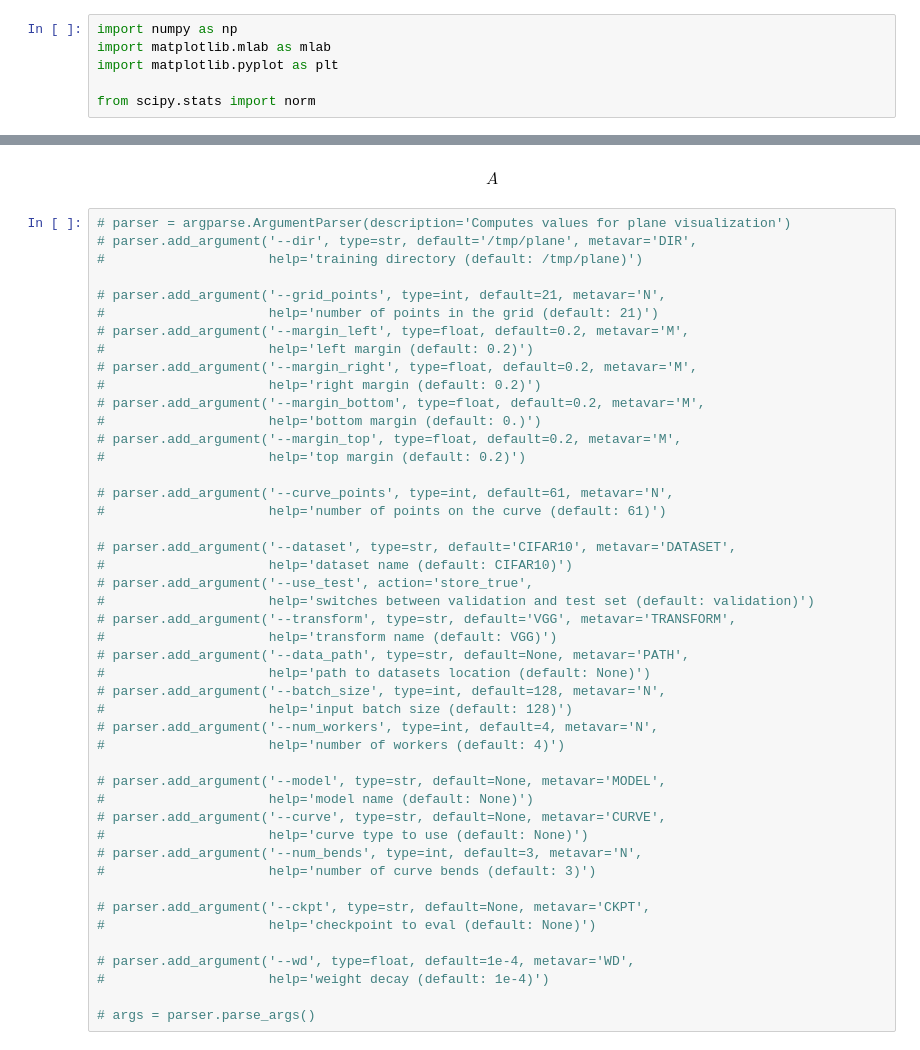
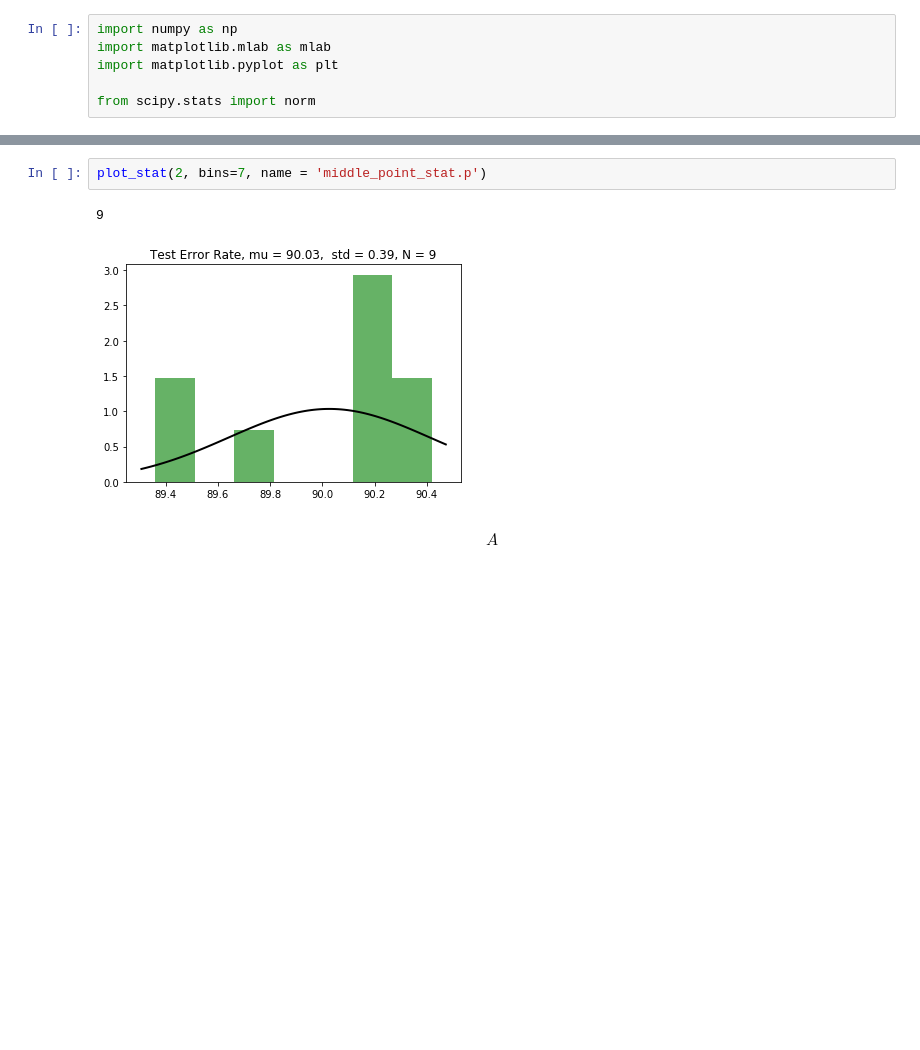
Before and after one commit to avecplezir/dnn-mode-connectivity, a Jupyter notebook: compute_statistic.ipynb, the cells around one changed output, grey strips where cells are left out. Cells and saved outputs as stored; diff of their text form; blank space fills up the shorter version.

```diff
--- a/compute_statistic.ipynb
+++ b/compute_statistic.ipynb
@@ -103,48 +131,7 @@ plt.show()
+# %%
+plot_stat(2, bins=7, name = 'middle_point_stat.p')
+# %% [output]
+9
+[figure, added]
 # %% [markdown]
 $$  A $$
-# %%
-# parser = argparse.ArgumentParser(description='Computes values for plane visualization')
-# parser.add_argument('--dir', type=str, default='/tmp/plane', metavar='DIR',
-#                     help='training directory (default: /tmp/plane)')
-
-# parser.add_argument('--grid_points', type=int, default=21, metavar='N',
-#                     help='number of points in the grid (default: 21)')
-# parser.add_argument('--margin_left', type=float, default=0.2, metavar='M',
-#                     help='left margin (default: 0.2)')
-# parser.add_argument('--margin_right', type=float, default=0.2, metavar='M',
-#                     help='right margin (default: 0.2)')
-# parser.add_argument('--margin_bottom', type=float, default=0.2, metavar='M',
-#                     help='bottom margin (default: 0.)')
-# parser.add_argument('--margin_top', type=float, default=0.2, metavar='M',
-#                     help='top margin (default: 0.2)')
-
-# parser.add_argument('--curve_points', type=int, default=61, metavar='N',
-#                     help='number of points on the curve (default: 61)')
-
-# parser.add_argument('--dataset', type=str, default='CIFAR10', metavar='DATASET',
-#                     help='dataset name (default: CIFAR10)')
-# parser.add_argument('--use_test', action='store_true',
-#                     help='switches between validation and test set (default: validation)')
-# parser.add_argument('--transform', type=str, default='VGG', metavar='TRANSFORM',
-#                     help='transform name (default: VGG)')
-# parser.add_argument('--data_path', type=str, default=None, metavar='PATH',
-#                     help='path to datasets location (default: None)')
-# parser.add_argument('--batch_size', type=int, default=128, metavar='N',
-#                     help='input batch size (default: 128)')
-# parser.add_argument('--num_workers', type=int, default=4, metavar='N',
-#                     help='number of workers (default: 4)')
-
-# parser.add_argument('--model', type=str, default=None, metavar='MODEL',
-#                     help='model name (default: None)')
-# parser.add_argument('--curve', type=str, default=None, metavar='CURVE',
-#                     help='curve type to use (default: None)')
-# parser.add_argument('--num_bends', type=int, default=3, metavar='N',
-#                     help='number of curve bends (default: 3)')
-
-# parser.add_argument('--ckpt', type=str, default=None, metavar='CKPT',
-#                     help='checkpoint to eval (default: None)')
-
-# parser.add_argument('--wd', type=float, default=1e-4, metavar='WD',
-#                     help='weight decay (default: 1e-4)')
-
-# args = parser.parse_args()
```
Also changed, not shown: parts of 24 cells of this notebook, 11 other files.
